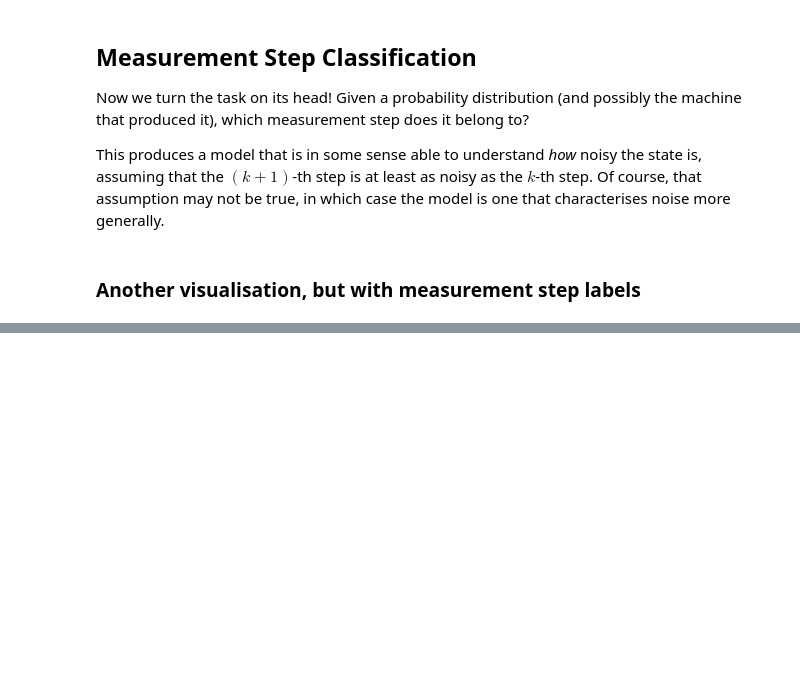
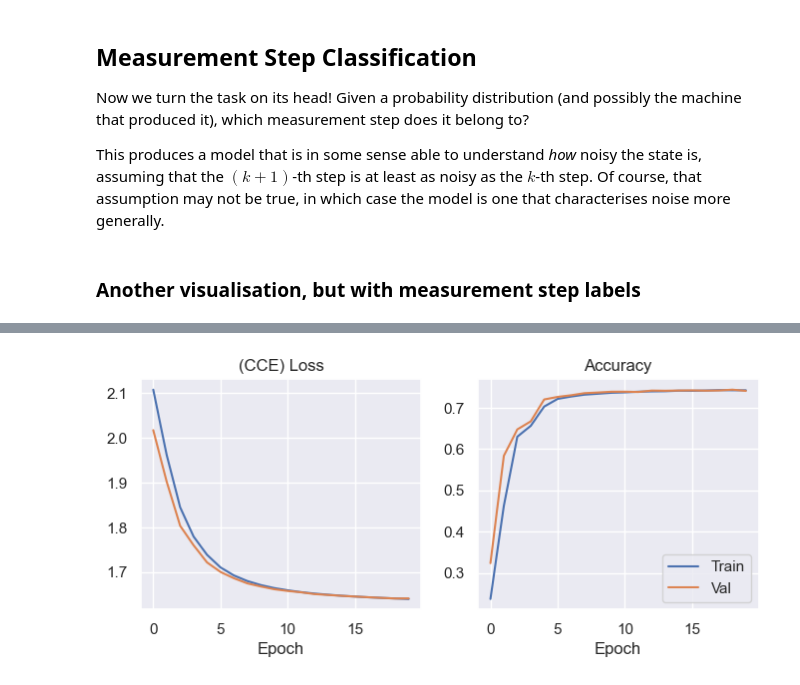
Before and after one commit to BenPrie/quantum-noise-ml, a Jupyter notebook: fingerprint-classifcation.ipynb, the cells around one changed output, grey strips where cells are left out. Drawn from its saved outputs; the diff is of its cells as text; code cells hidden in the pictures; blank space fills up the shorter version.

Commit message:
Measurement step classification by machine

```diff
--- a/fingerprint-classifcation.ipynb
+++ b/fingerprint-classifcation.ipynb
@@ -623,0 +590,21 @@ plt.savefig('./figures/martina-data-visualisation-by-step-one-machine.pdf', bbox
+# %%
+from dataset import PyTorchDataset
+
+# Load in the data as numpy arrays.
+n_steps = 9
+xs_train, xs_val, _, _, _, _, ys_train, ys_val, _ = load_flipped_dataset(dataset_path, steps=np.arange(n_steps), test_size=.25, val_size=.15, shuffle=True, as_torch=False)
+
+# Stick it in a couple Dataloaders. We do this manually so as not to rewrite the train steps -- I'm being lazy.
+batch_size = 64
+train_dataloader = DataLoader(PyTorchDataset(xs_train, ys_train), batch_size=batch_size, shuffle=True)
+val_dataloader = DataLoader(PyTorchDataset(xs_val, ys_val), batch_size=batch_size, shuffle=True)
+
+# Generate and train a model.
+hidden_size = 128
+mlp_model = Sequential(
+    Linear(4, hidden_size), ReLU(),
+    Linear(hidden_size, hidden_size), ReLU(),
+    Linear(hidden_size, n_steps),
+    Softmax()
+)
+train_losses, train_accs, val_losses, val_accs = train(mlp_model, train_dataloader, val_dataloader, n_epochs=20, lr=1e-4, verbose=True)
@@ -623,0 +632,21 @@ plt.savefig('./figures/martina-data-visualisation-by-step-one-machine.pdf', bbox
+# %%
+# Set up a figure and axes.
+fig, (ax_loss, ax_acc) = plt.subplots(1, 2, figsize=(8, 3))
+
+# Plot the stats.
+epochs = np.arange(len(train_losses))
+sns.lineplot(x=epochs, y=train_losses, ax=ax_loss)
+sns.lineplot(x=epochs, y=val_losses, ax=ax_loss)
+sns.lineplot(x=epochs, y=train_accs, ax=ax_acc, label='Train')
+sns.lineplot(x=epochs, y=val_accs, ax=ax_acc, label='Val')
+
+# Beautification.
+ax_loss.set_title('(CCE) Loss')
+ax_loss.set_xlabel('Epoch')
+
+ax_acc.set_title('Accuracy')
+ax_acc.set_xlabel('Epoch')
+
+plt.show()
+# %% [output]
+[figure, added]
```
Also changed, not shown: parts of 15 cells of this notebook, 2 other files.
